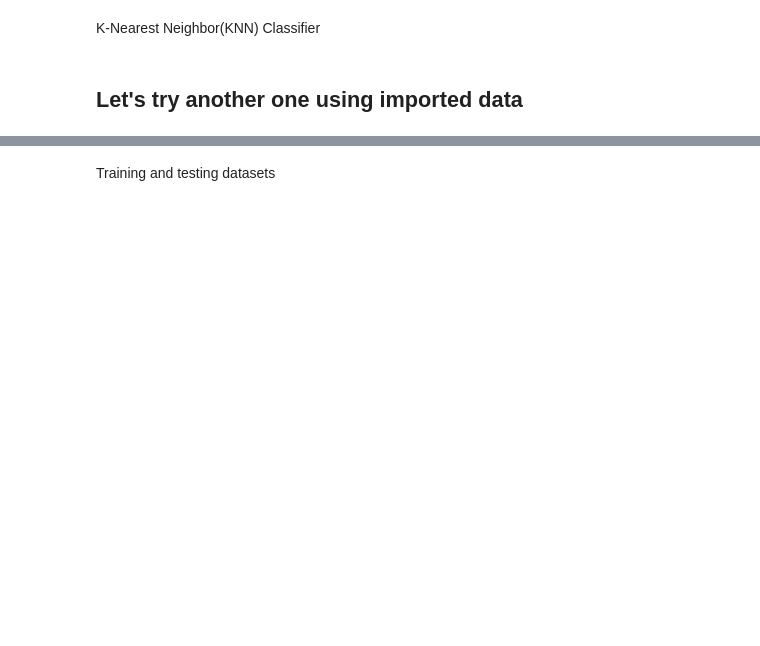
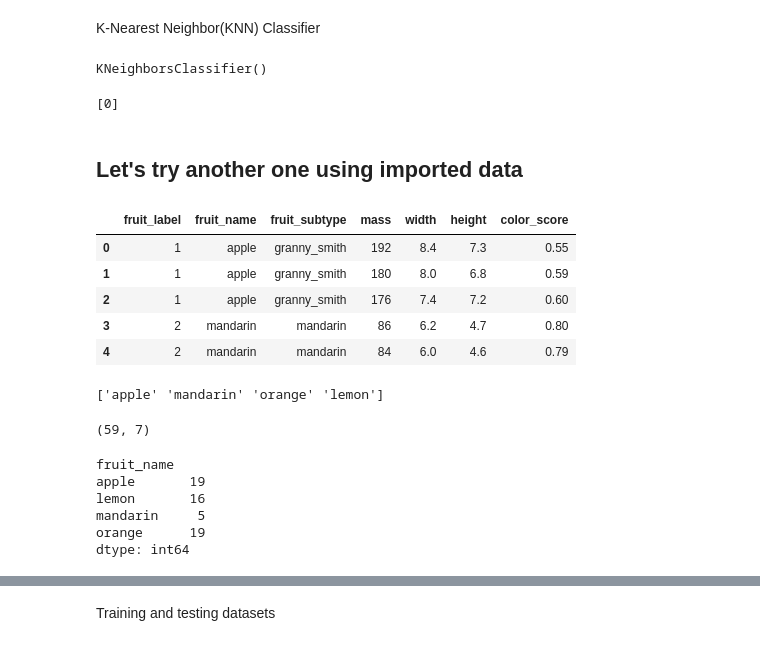
Before and after one commit to sonjaJolanda/BigDataSocialSciences, a Jupyter notebook: week12/week12-classmaterial-2022.ipynb, the cells around one changed output, grey strips where cells are left out. Saved outputs shown, nothing was run; the diff lists cells and outputs as text; code cells hidden in the pictures; blank space fills up the shorter version.

```diff
--- a/week12/week12-classmaterial-2022.ipynb
+++ b/week12/week12-classmaterial-2022.ipynb
@@ -22,2 +37,39 @@ K-Nearest Neighbor(KNN) Classifier
+# %%
+knn.fit(features, label)
+# %% [output]
+KNeighborsClassifier()
+# %%
+predicted = knn.predict(
+    ([[3, 2]]))  # look into the arrays to see what 3 (feature) and 2 (label) after transforming means
+print(predicted)  # 0 means no
+# %% [output]
+[0]
 # %% [markdown]
 ## Let's try another one using imported data
+# %%
+fruits = pd.read_table('fruit.txt')
+fruits.head()
+# %% [output]
+|  | fruit_label | fruit_name | fruit_subtype | mass | width | height | color_score |
+| 0 | 1 | apple | granny_smith | 192 | 8.4 | 7.3 | 0.55 |
+| 1 | 1 | apple | granny_smith | 180 | 8.0 | 6.8 | 0.59 |
+| 2 | 1 | apple | granny_smith | 176 | 7.4 | 7.2 | 0.60 |
+| 3 | 2 | mandarin | mandarin | 86 | 6.2 | 4.7 | 0.80 |
+| 4 | 2 | mandarin | mandarin | 84 | 6.0 | 4.6 | 0.79 |
+# %%
+print(fruits['fruit_name'].unique())
+# %% [output]
+['apple' 'mandarin' 'orange' 'lemon']
+# %%
+print(fruits.shape)
+# %% [output]
+(59, 7)
+# %%
+print(fruits.groupby('fruit_name').size())
+# %% [output]
+fruit_name
+apple       19
+lemon       16
+mandarin     5
+orange      19
+dtype: int64
```
Also changed, not shown: parts of 16 cells of this notebook.
